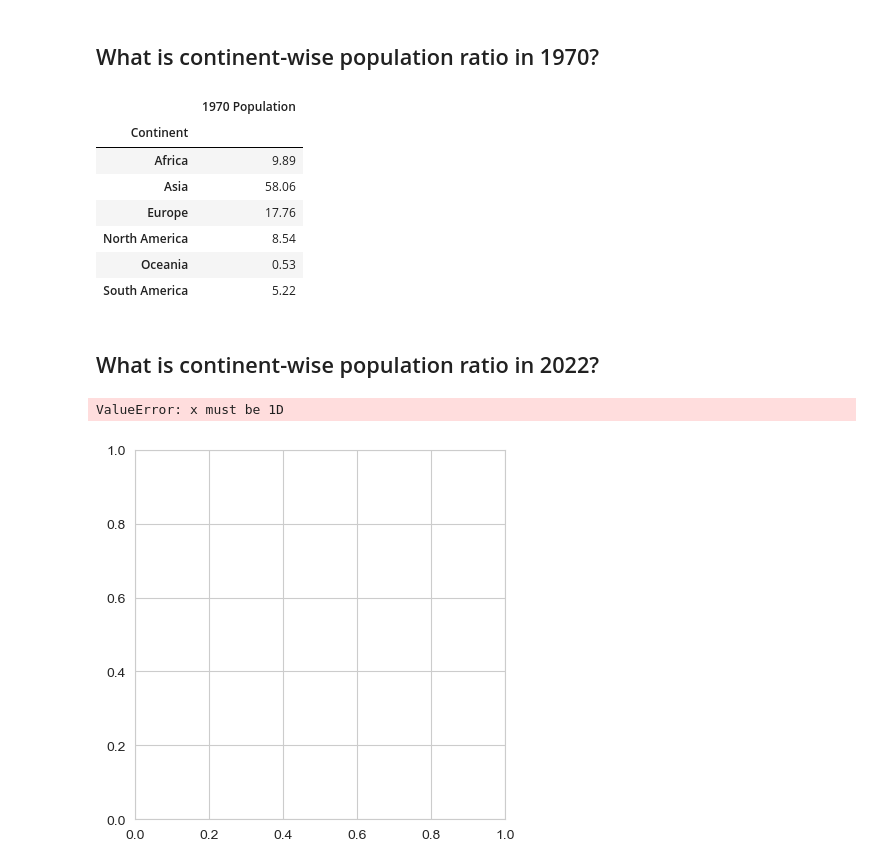
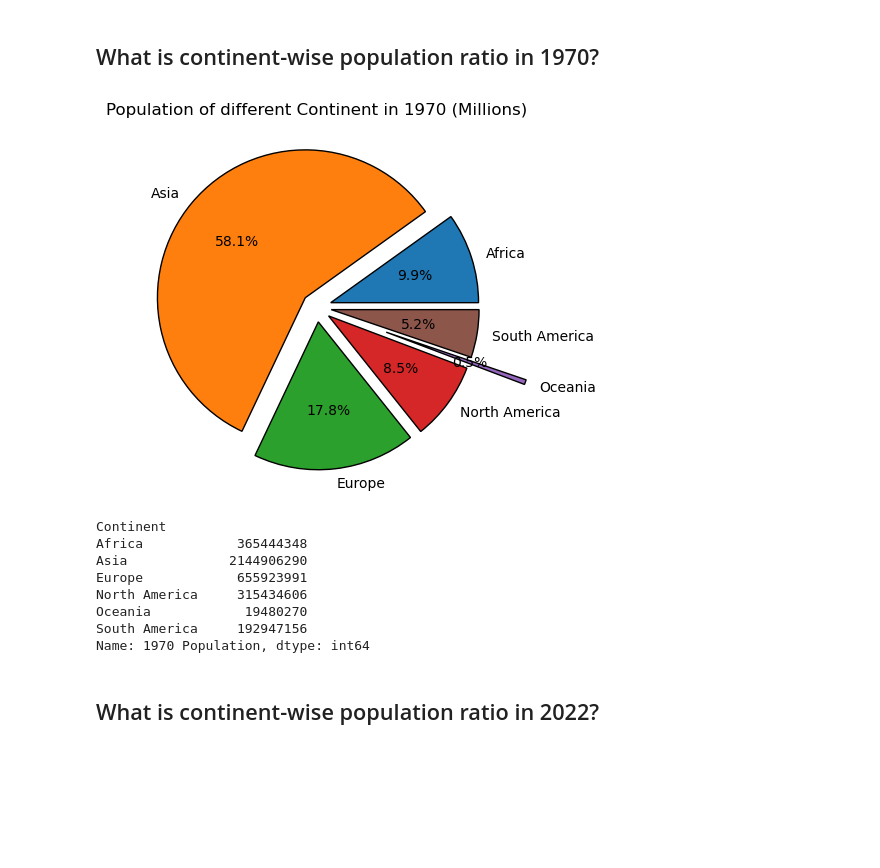
Before and after one commit to igooku/world_population_Visualisation, a Jupyter notebook: world_population_visualisation.ipynb, the cells around one changed output. Drawn from its saved outputs; the diff is of its cells as text; code cells hidden in the pictures; blank space fills up the shorter version.

```diff
--- a/world_population_visualisation.ipynb
+++ b/world_population_visualisation.ipynb
@@ -85,28 +85,24 @@ df_population_duplicate
 |  | Rank | CCA3 | Country/Territory | Capital | Continent | 2022 Population | 2020 Population | ... |
 # %% [markdown]
 ## What is continent-wise population ratio in 1970?
-# %%
-populatio_1970 = df_population.groupby('Continent').agg({'1970 Population':'sum'})
-pop_1970_percentage = populatio_1970.apply(lambda x:  100*x / x.sum())
-pop_1970_percentage
-# %% [output]
-|  | 1970 Population |
-| Continent |  |
-| Africa | 9.89 |
-| Asia | 58.06 |
-| Europe | 17.76 |
-| North America | 8.54 |
-| Oceania | 0.53 |
-| South America | 5.22 |
+# %%
+populatio_1970 = df_population.groupby('Continent')['1970 Population'].sum()
+pop_1970_percentage = populatio_1970.div(populatio_1970.sum()).mul(100)
+pop_1970_percentage
+
+plt.pie(pop_1970_percentage, labels = pop_1970_percentage.index, autopct='%1.1f%%', explode = (0.1, 0.1, 0.1, 0.1, 0.5, 0.1) ,wedgeprops = {"edgecolor": "black"})
+plt.title("Population of different Continent in 1970 (Millions)")
+plt.show()
+populatio_1970
+# %% [output]
+[figure, added]
+Continent
+Africa            365444348
+Asia             2144906290
+Europe            655923991
+North America     315434606
+Oceania            19480270
+South America     192947156
+Name: 1970 Population, dtype: int64
 # %% [markdown]
 ## What is continent-wise population ratio in 2022?
-# %%
-populatio_2022 = df_population.groupby('Continent').agg({'2022 Population':'sum'})
-pop_2022_percentage = populatio_2022.apply(lambda x:  100*x / x.sum())
-pop_2022_percentage
-
-plt.pie(pop_2022_percentage)
-plt.show
-# %% [output]
-ValueError: x must be 1D
-[figure, removed]
```
Also changed, not shown: parts of 9 cells of this notebook.
